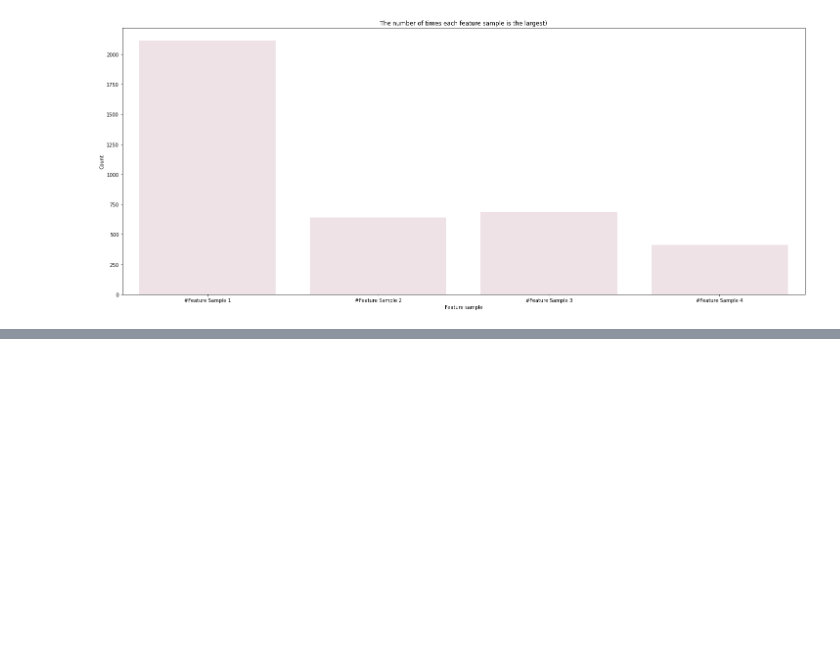
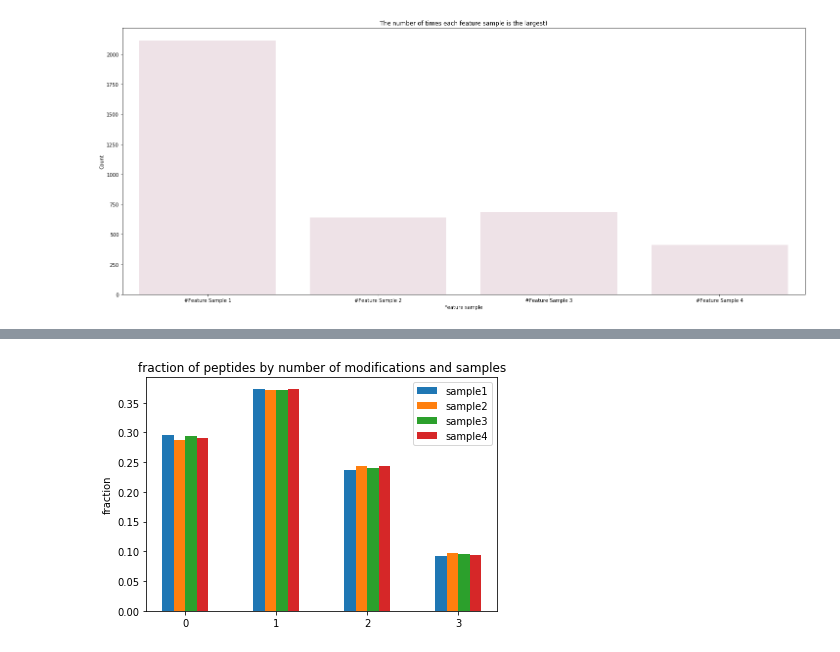
Before and after one commit to Munklinde96/Data_Visualization, a Jupyter notebook: viz_presentation2.ipynb, the cells around one changed output, grey strips where cells are left out. Cells and saved outputs as stored; diff of their text form; code cells hidden in the pictures; blank space fills up the shorter version.

```diff
--- a/viz_presentation2.ipynb
+++ b/viz_presentation2.ipynb
@@ -228,23 +234,25 @@ plt.show()
 # %%
 x = np.arange(4)
 labels = ['sample1', 'sample2', 'sample3', 'sample4']
-width = 0.25
+width = 0.125
 
 fig, ax = plt.subplots()
-rects1 = ax.bar(x-width*2/3, df1['#modifications1'].value_counts(sort=False, normalize=True), width/2, label="sample1")
-rects2 = ax.bar(x-width/4, df2['#modifications2'].value_counts(sort=False, normalize=True), width/2, label="sample2")
-rects3 = ax.bar(x+width/4, df3['#modifications3'].value_counts(sort=False, normalize=True), width/2, label="sample3")
-rects4 = ax.bar(x+width*2/3, df4['#modifications4'].value_counts(sort=False, normalize=True), width/2, label="sample4")
+rects1 = ax.bar(x-width*3/2, df1['#modifications1'].value_counts(sort=False, normalize=True), width, label="sample1")
+rects2 = ax.bar(x-width/2, df2['#modifications2'].value_counts(sort=False, normalize=True), width, label="sample2")
+rects3 = ax.bar(x+width/2, df3['#modifications3'].value_counts(sort=False, normalize=True), width, label="sample3")
+rects4 = ax.bar(x+width*3/2, df4['#modifications4'].value_counts(sort=False, normalize=True), width, label="sample4")
 
-ax.set_ylabel('count')
-ax.set_title("count of peptides by number of modifications and samples")
+ax.set_ylabel('fraction')
+ax.set_title("fraction of peptides by number of modifications and samples")
 ax.set_xticks(x)
 ax.set_xticklabels(x)
 
 ax.legend()
 
 fig.tight_layout()
 
 plt.show()
 
 #Even More shit plots
+# %% [output]
+[figure, added]
```
Also changed, not shown: parts of 4 cells of this notebook, 1 other file.
